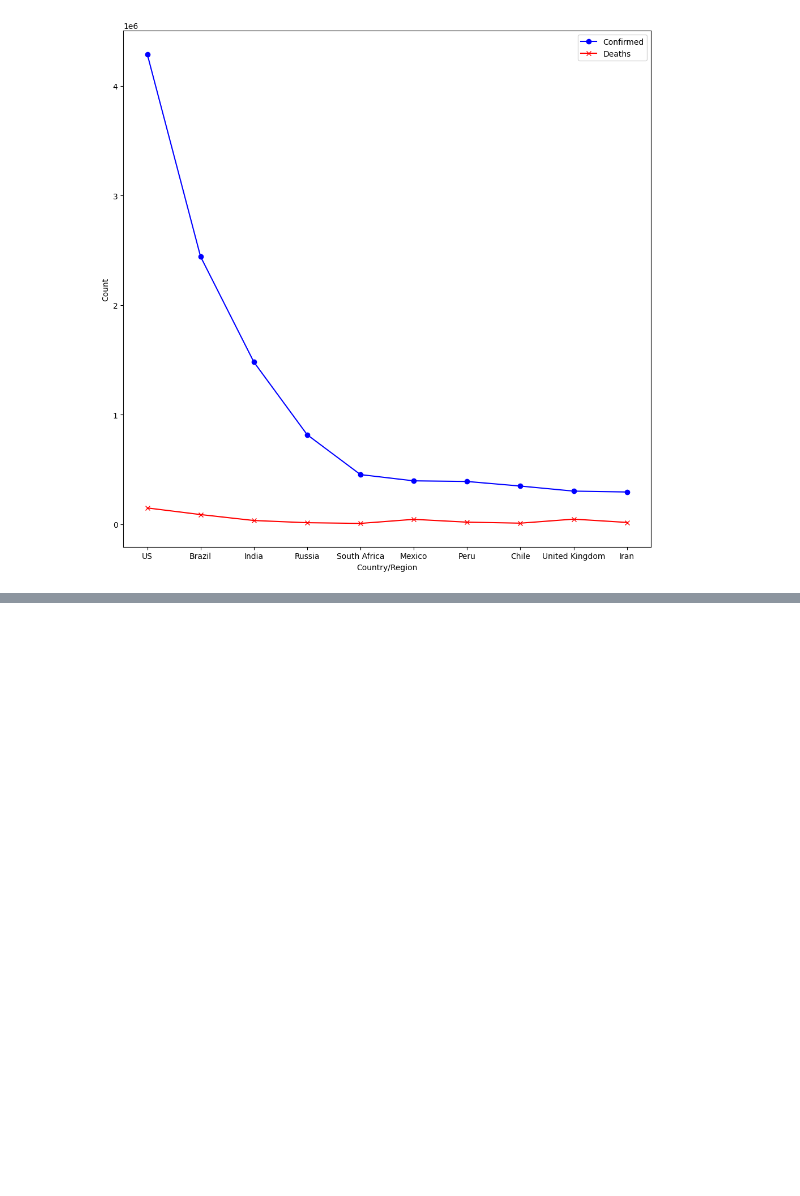
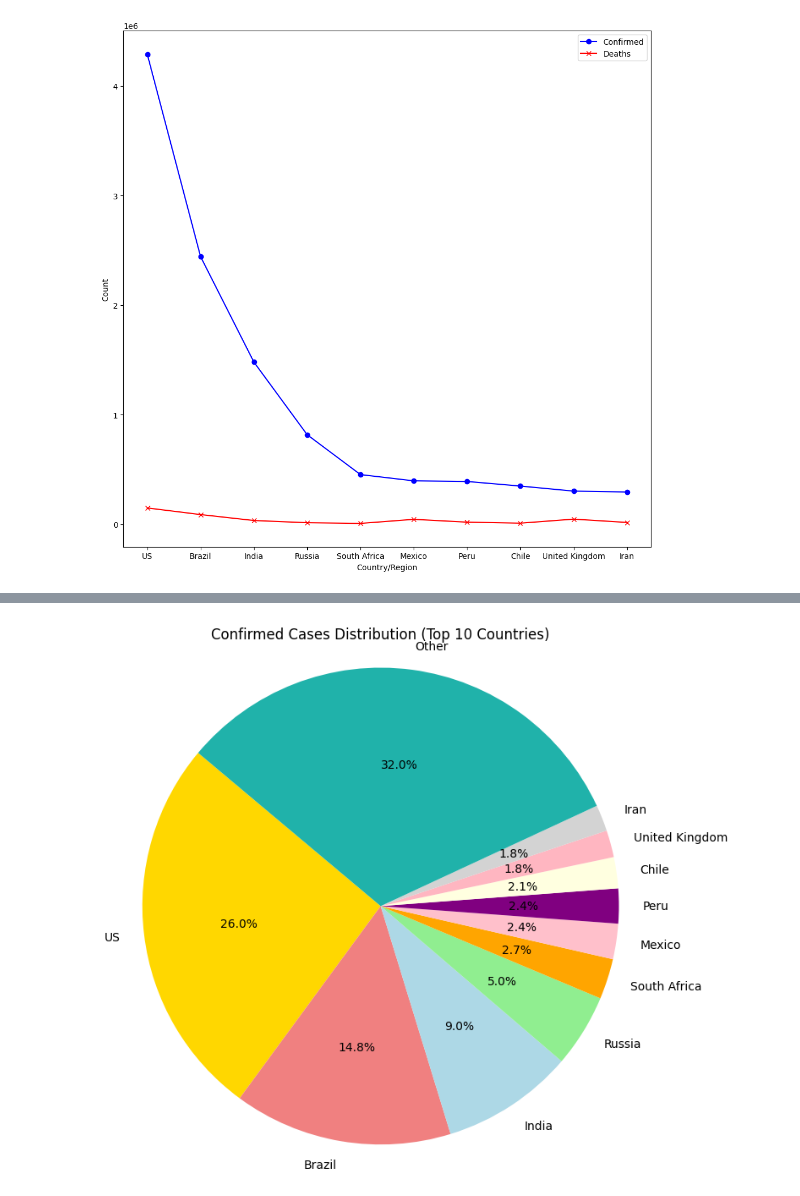
Before and after one commit to xyferr/BD-ML, a Jupyter notebook: covid - assesment/Covid data analysis.ipynb, the cells around one changed output, grey strips where cells are left out. Cells and saved outputs as stored; diff of their text form; code cells hidden in the pictures; blank space fills up the shorter version.

```diff
--- a/covid - assesment/Covid data analysis.ipynb
+++ b/covid - assesment/Covid data analysis.ipynb
@@ -138,0 +336,84 @@ plt.show()
+# %%
+
+# Define the number of top countries you want to consider
+top_n_countries = 10
+
+# Sort the DataFrame by 'Confirmed' cases in descending order
+cov_sorted = cov.sort_values(by='Confirmed', ascending=False)
+
+# Get the top 20 countries with the highest confirmed cases
+top_countries_confirmed = cov_sorted.head(top_n_countries)
+
+# Create a pie chart for the top 20 countries with confirmed cases
+data_confirmed = top_countries_confirmed['Confirmed'].tolist()
+labels_confirmed = top_countries_confirmed['Country/Region'].tolist()
+# Aggregate the remaining cases into the 'Other' category
+other_confirmed = cov_sorted.iloc[top_n_countries:]['Confirmed'].sum()
+data_confirmed.append(other_confirmed)
+labels_confirmed.append('Other')
+
+# Define colors for the pie chart
+colors_confirmed = ['gold', 'lightcoral', 'lightblue', 'lightgreen', 'orange', 'pink', 'purple', 'lightyellow', 'lightpink',
+           'lightgray', 'lightseagreen', 'lightcoral', 'lightgreen', 'lightblue', 'khaki', 'lavender', 'lightcyan',
+           'lightsteelblue', 'lightcoral', 'lightgray', 'lightsalmon']
+
+# Create a pie chart for confirmed cases with specified colors
+plt.figure(figsize=(8, 8))
+plt.pie(data_confirmed, labels=labels_confirmed, autopct='%1.1f%%', startangle=140, colors=colors_confirmed)
+plt.title('Confirmed Cases Distribution (Top 10 Countries)')
+plt.axis('equal')
+plt.show()
+
+# Sort the DataFrame by 'Deaths' in descending order
+cov_sorted = cov.sort_values(by='Deaths', ascending=False)
+
+# Get the top 20 countries with the highest deaths
+top_countries_deaths = cov_sorted.head(top_n_countries)
+
+# Create a pie chart for the top 20 countries with deaths
+data_deaths = top_countries_deaths['Deaths'].tolist()
+labels_deaths = top_countries_deaths['Country/Region'].tolist()
+# Aggregate the remaining deaths into the 'Other' category
+other_deaths = cov_sorted.iloc[top_n_countries:]['Deaths'].sum()
+data_deaths.append(other_deaths)
+labels_deaths.append('Other')
+
+# Define colors for the pie chart
+colors_deaths = ['gold', 'lightcoral', 'lightblue', 'lightgreen', 'orange', 'pink', 'purple', 'lightyellow', 'lightpink',
+           'lightgray', 'lightseagreen', 'lightcoral', 'lightgreen', 'lightblue', 'khaki', 'lavender', 'lightcyan',
+           'lightsteelblue', 'lightcoral', 'lightgray', 'lightsalmon']
+
+# Create a pie chart for deaths with specified colors
+plt.figure(figsize=(8, 8))
+plt.pie(data_deaths, labels=labels_deaths, autopct='%1.1f%%', startangle=140, colors=colors_deaths)
+plt.title('Deaths Distribution (Top 10 Countries)')
+plt.axis('equal')
+plt.show()
+
+# Sort the DataFrame by 'Recovered' cases in descending order
+cov_sorted = cov.sort_values(by='Recovered', ascending=False)
+
+# Get the top 20 countries with the highest recoveries
+top_countries_recovered = cov_sorted.head(top_n_countries)
+
+# Create a pie chart for the top 20 countries with recoveries
+data_recovered = top_countries_recovered['Recovered'].tolist()
+labels_recovered = top_countries_recovered['Country/Region'].tolist()
+# Aggregate the remaining recoveries into the 'Other' category
+other_recovered = cov_sorted.iloc[top_n_countries:]['Recovered'].sum()
+data_recovered.append(other_recovered)
+labels_recovered.append('Other')
+
+# Define colors for the pie chart
+colors_recovered = ['gold', 'lightcoral', 'lightblue', 'lightgreen', 'orange', 'pink', 'purple', 'lightyellow', 'lightpink',
+           'lightgray', 'lightseagreen', 'lightcoral', 'lightgreen', 'lightblue', 'khaki', 'lavender', 'lightcyan',
+           'lightsteelblue', 'lightcoral', 'lightgray', 'lightsalmon']
+
+# Create a pie chart for recoveries with specified colors
+plt.figure(figsize=(8, 8))
+plt.pie(data_recovered, labels=labels_recovered, autopct='%1.1f%%', startangle=140, colors=colors_recovered)
+plt.title('Recovered Cases Distribution (Top 10 Countries)')
+plt.axis('equal')
+plt.show()
+# %% [output]
+[figure, added]
```
Also changed, not shown: parts of 21 cells of this notebook.
